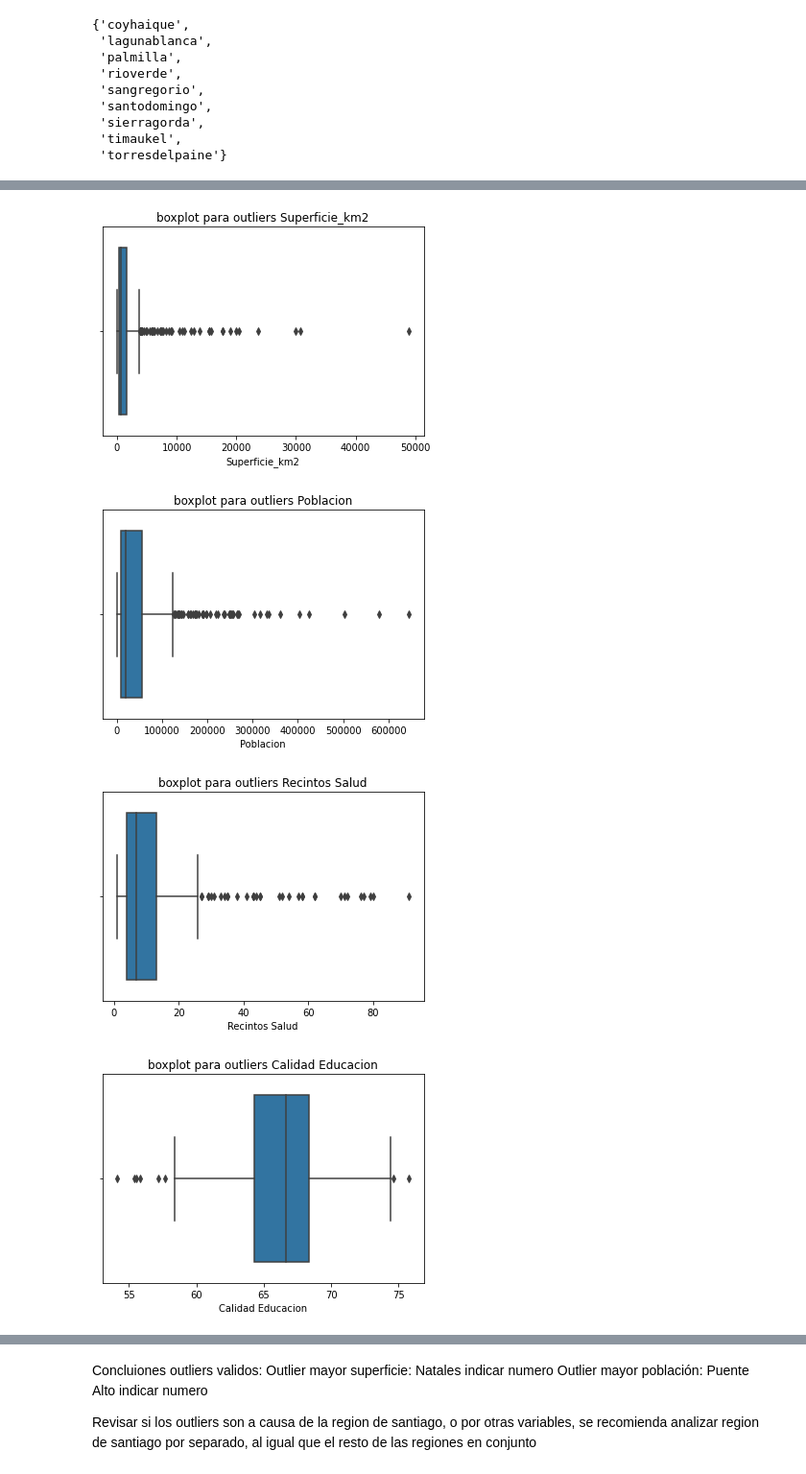
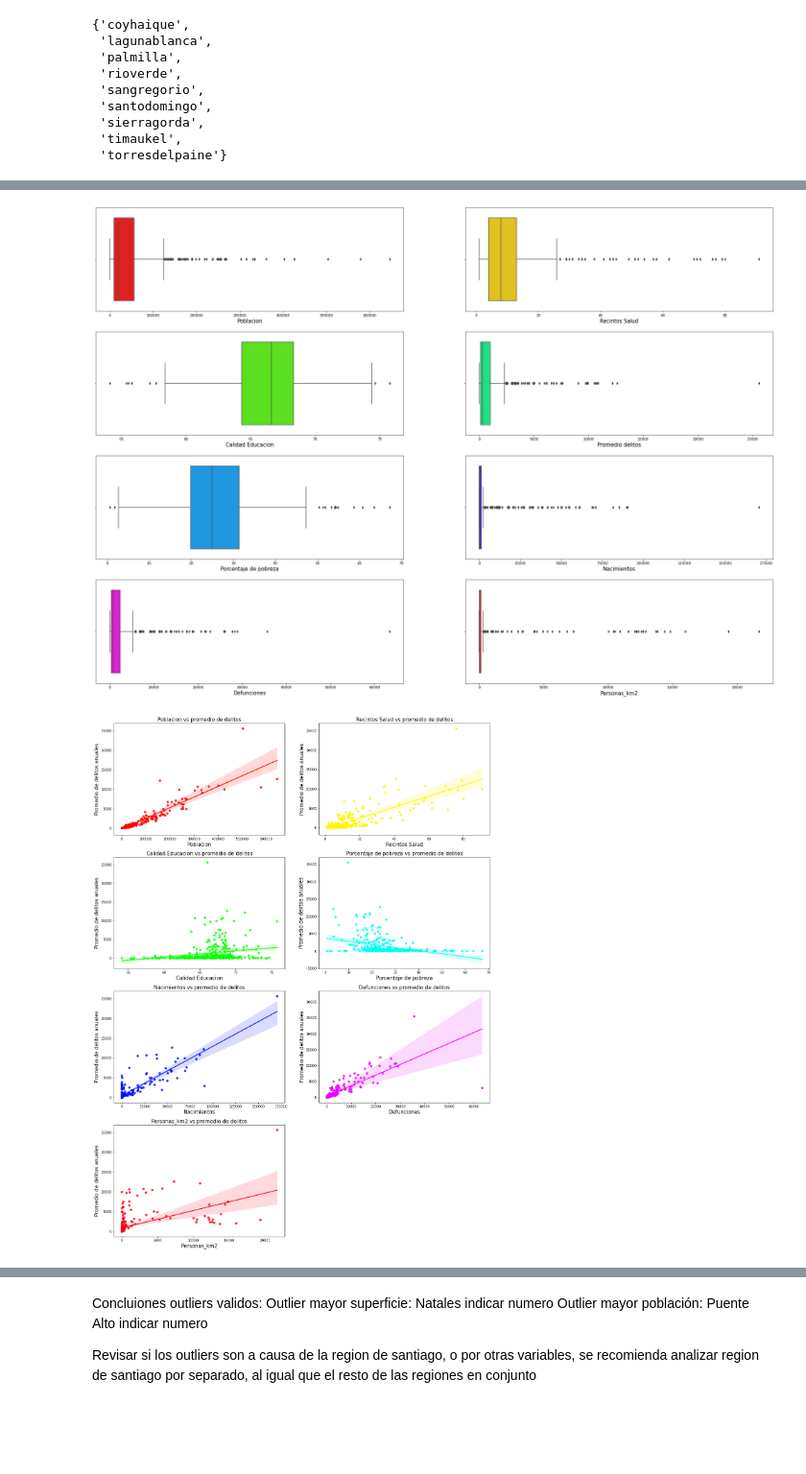
Before and after one commit to 08benja08p/Grupo-8-CDD, a Jupyter notebook: Proyecto/Proyecto_CDD.ipynb, the cells around one changed output, grey strips where cells are left out. Shown at 96% size. Cells and saved outputs as stored; diff of their text form; code cells hidden in the pictures; blank space fills up the shorter version.

```diff
--- a/Proyecto/Proyecto_CDD.ipynb
+++ b/Proyecto/Proyecto_CDD.ipynb
@@ -566,6 +576,7 @@ data_salud = data_salud.drop(labels = index_drop, axis = 0)
 # %%
 #Estandarizar nombres
 data_salud['Comuna'] = data_salud['Comuna'].str.replace('aisen', 'aysen').replace('lacalera', 'calera')
+data_salud = data_salud.groupby(by = 'Comuna').sum().reset_index()
 data_comunas['Comuna'] = data_comunas['Comuna'].str.replace('coihaique', 'coyhaique')
 # %%
 #Comprobar limpieza de diferencias
@@ -817,0 +822,4 @@ sorted(data_resumen['Comuna'].values)
+# %%
+data_resumen = data_resumen.fillna(0)
+display(data_resumen.head())
+display(data_resumen.info())
@@ -817,0 +854,4 @@ sorted(data_resumen['Comuna'].values)
+# %%
+data_resumen['Personas_km2'] = data_resumen['Poblacion'] / data_resumen['Superficie_km2']
+data_resumen = data_resumen.drop(labels = 'Superficie_km2', axis = 1)
+data_resumen.head()
@@ -856,36 +904,26 @@ array([[<AxesSubplot:title={'center':'Superficie_km2'}>,
+# %%
+fig = plt.figure(figsize = (35, 45))
+cols = data_resumen.columns.to_list()
+cols.remove('Comuna')
+cmap = plt.cm.get_cmap('hsv', len(cols))
+for i in range(8):
+    ax = fig.add_subplot(7, 2, i + 1)
+    if cols[i] != 'Comuna':
+        sns.boxplot(x = data_resumen[cols[i]], ax = ax, color = cmap(i), orient = 'h')
+    ax.set_xlabel(cols[i], fontsize = 15)
+# %% [output]
+[figure, added]
 # %%
-import seaborn as sns
-
-data = data_resumen
-
-#Analizamos por 7 variables sus valores extremos con boxplot
-
-plt.title("boxplot para outliers Superficie_km2")
-sns.boxplot(x=data['Superficie_km2'])
-plt.show()
-
-plt.title("boxplot para outliers Poblacion")
-sns.boxplot(x=data['Poblacion'])
-plt.show()
-
-plt.title("boxplot para outliers Recintos Salud")
-sns.boxplot(x=data['Recintos Salud'])
-plt.show()
-
-plt.title("boxplot para outliers Calidad Educacion")
-sns.boxplot(x=data['Calidad Educacion'])
-plt.show()
-
-
-plt.title("boxplot para outliers Promedio delitos")
-sns.boxplot(x=data['Delitos promedio'])
-plt.show()
-
-plt.title("boxplot para outliers Porcentaje de pobreza")
-sns.boxplot(x=data['Porcentaje de pobreza'])
-plt.show()
+fig = plt.figure(figsize = (20, 50))
+cols = data_resumen.columns.to_list()
+cols.remove('Comuna')
+cols.remove('Promedio delitos')
+cmap = plt.cm.get_cmap('hsv', len(cols))
+for i in range(7):
+    ax = fig.add_subplot(7, 2, i + 1)
+    sns.regplot(x = data_resumen[cols[i]], y = data_resumen['Promedio delitos'], ax = ax, color = cmap(i))
+    ax.set_xlabel(cols[i], fontsize = 15)
+    ax.set_ylabel('Promedio de delitos anuales', fontsize = 15)
+    ax.set_title(f'{cols[i]} vs promedio de delitos', fontsize = 15)
 # %% [output]
-[figure, old version]
+[figure, new version]
-[figure, removed]
-[figure, removed]
-[figure, removed]
```
Also changed, not shown: parts of 62 cells of this notebook.
